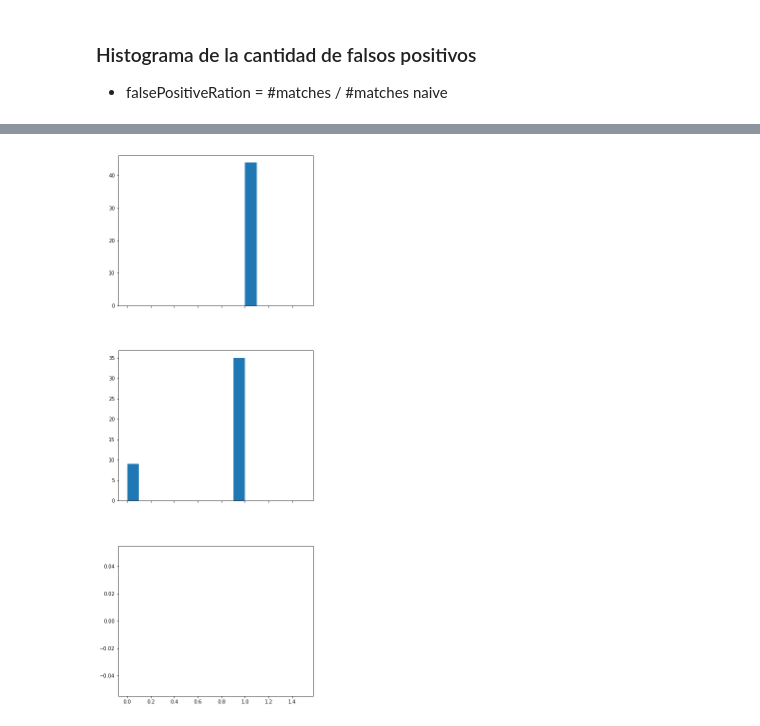
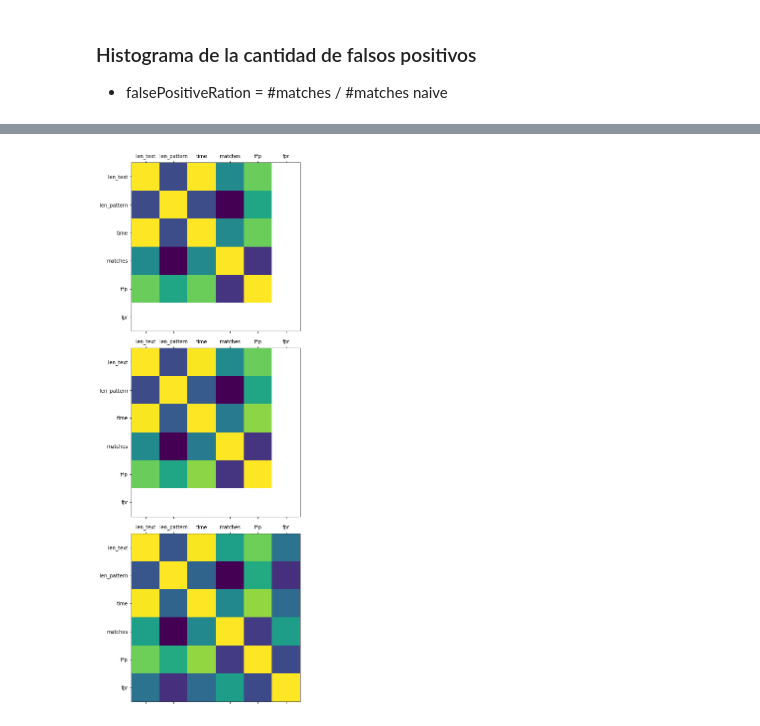
Before and after one commit to LeoCenturion/tda, a Jupyter notebook: Untitled.ipynb, the cells around one changed output, grey strips where cells are left out. Cells and saved outputs as stored; diff of their text form; code cells hidden in the pictures.

```diff
--- a/Untitled.ipynb
+++ b/Untitled.ipynb
@@ -15,0 +11,6 @@ df =df[["text", "len_text", "pattern", "len_pattern", "algorithm", "time", "matc
+# %%
+df1 = pd.read_csv("results.csv")
+df1 =df1[["text", "len_text", "pattern", "len_pattern", "algorithm", "time", "matches"]]
+df2 = pd.read_csv("results2.csv")
+df2= df2[["text", "len_text", "pattern", "len_pattern", "algorithm", "time", "matches"]]
+df = df1.merge(df2,how="outer")
@@ -16,4 +21,6 @@ df =df[["text", "len_text", "pattern", "len_pattern", "algorithm", "time", "matc
+# %%
+df = df.drop_duplicates()
 # %%
-df.time=df.time.map(lambda x: int(x))
+df.time=df.time.map(lambda x: float(x))
 df.len_text=df.len_text.map(lambda x: int(x))
 df.len_pattern=df.len_pattern.map(lambda x: int(x))
@@ -65,3 +226,3 @@ plt.show()
 # %%
-f = lambda row: (row[6]+1)/(df[df.text==row[0]][df.pattern==row[2]][df.algorithm=="naive"]["matches"].values[0]+1)
+f = lambda row: (row[6]+1)/(df1[df1.text==row[0]][df1.pattern==row[2]][df1.algorithm=="naive"]["matches"].values[0]+1)
 df["falsePositivesRatio"] = df.apply(f,axis=1)
@@ -85,12 +314,15 @@ array([   0,    0,    0,    0,   41,    2,    1,    0,    1,    1,    1,
 # %%
+f, axarr = plt.subplots(3)
+axarr[0].matshow(df[df.algorithm=="naive"].corr())
+axarr[1].matshow(df[df.algorithm=="kr"].corr())
+axarr[2].matshow(df[df.algorithm.map(lambda x: x[:3] == "jkr")].corr())
+for i in range(3):
+        axarr[i].set_xticklabels(["fpr","len_text","len_pattern","time","matches","t*p","fpr"])
+        axarr[i].set_yticklabels(["fpr","len_text","len_pattern","time","matches","t*p","fpr"])
 
-f, axarr = plt.subplots(3, sharex=True)
-axarr[0].hist(df[df.algorithm=="naive"]["falsePositivesRatio"].values)
-axarr[1].hist(df[df.algorithm=="kr"]["falsePositivesRatio"].values)
-axarr[2].hist(df[df.algorithm!="naive"][df.algorithm!="kr"]["falsePositivesRatio"].values)
-f.subplots_adjust(hspace=0.3)
+f.subplots_adjust(hspace=0.1)
 f.set_figheight(20)
 f.set_figwidth(7)
 plt.show()
 # %% [output]
-[figure, old version]
+[figure, new version]
```
Also changed, not shown: parts of 53 cells of this notebook, 42 other files.
